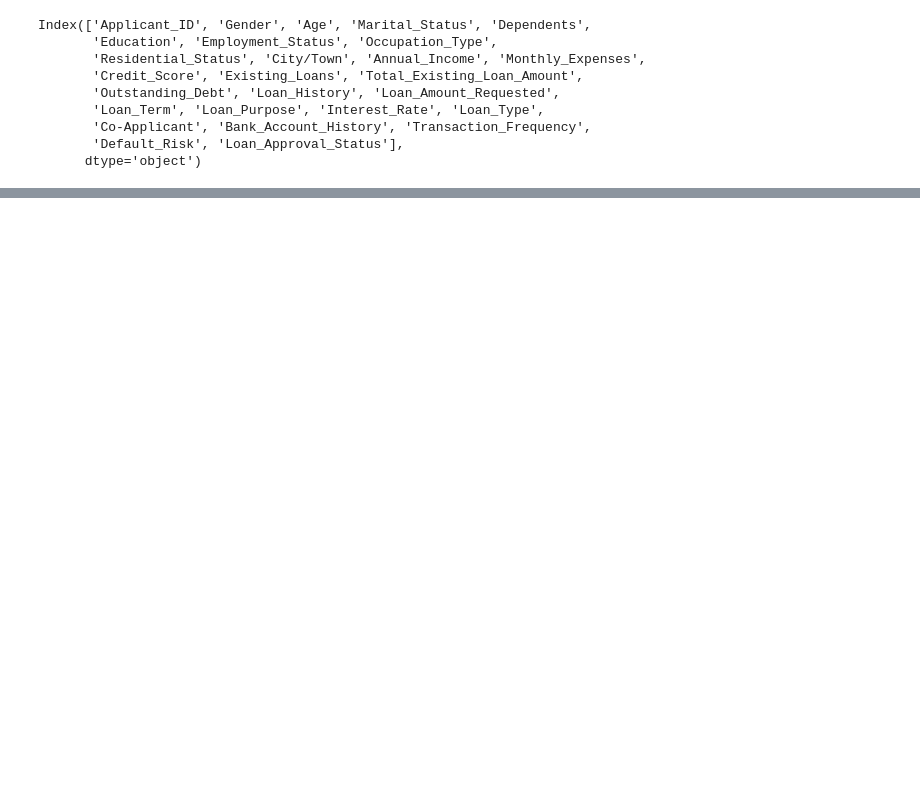
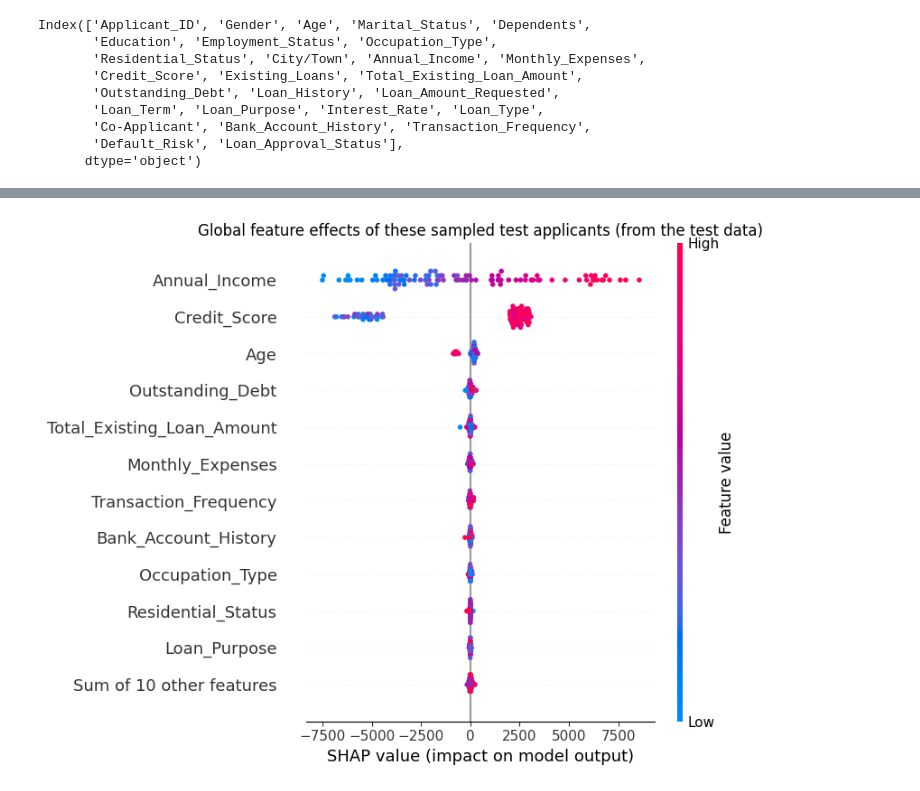
Before and after one commit to charlesanthony1996/explainable-ai-assignment1, a Jupyter notebook: lab_track_b_backup.ipynb, the cells around one changed output, grey strips where cells are left out. Cells and saved outputs as stored; diff of their text form; code cells hidden in the pictures; blank space fills up the shorter version.

```diff
--- a/lab_track_b_backup.ipynb
+++ b/lab_track_b_backup.ipynb
@@ -64,0 +110,6 @@ sensitive.append("Household_Size")
+# %%
+# 2. train the model
+
+seed = 42
+
+df = pd.read_csv("loan_inputs_prepared.csv")
@@ -64,0 +263,8 @@ sensitive.append("Household_Size")
+# %%
+# global plot: beeswarm over the sampled applicants
+shap.plots.beeswarm(shap_explanation, max_display=12, show=False)
+plt.title("Global feature effects of these sampled test applicants (from the test data)")
+plt.tight_layout()
+plt.show()
+# %% [output]
+[figure, added]
```
Also changed, not shown: parts of 21 cells of this notebook.
